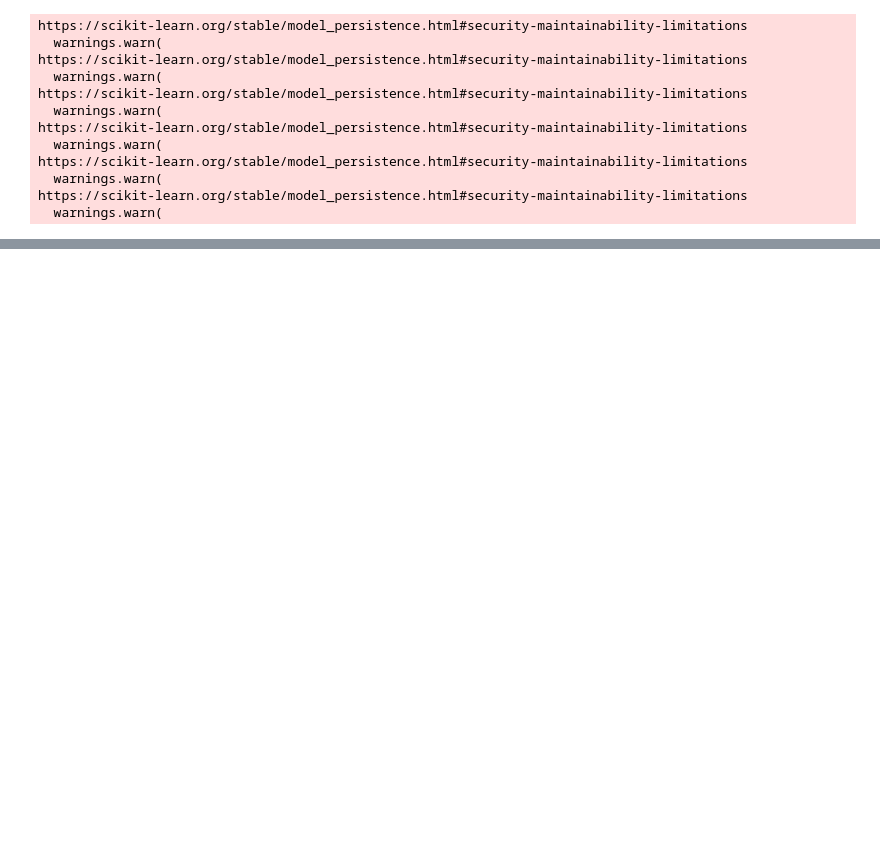
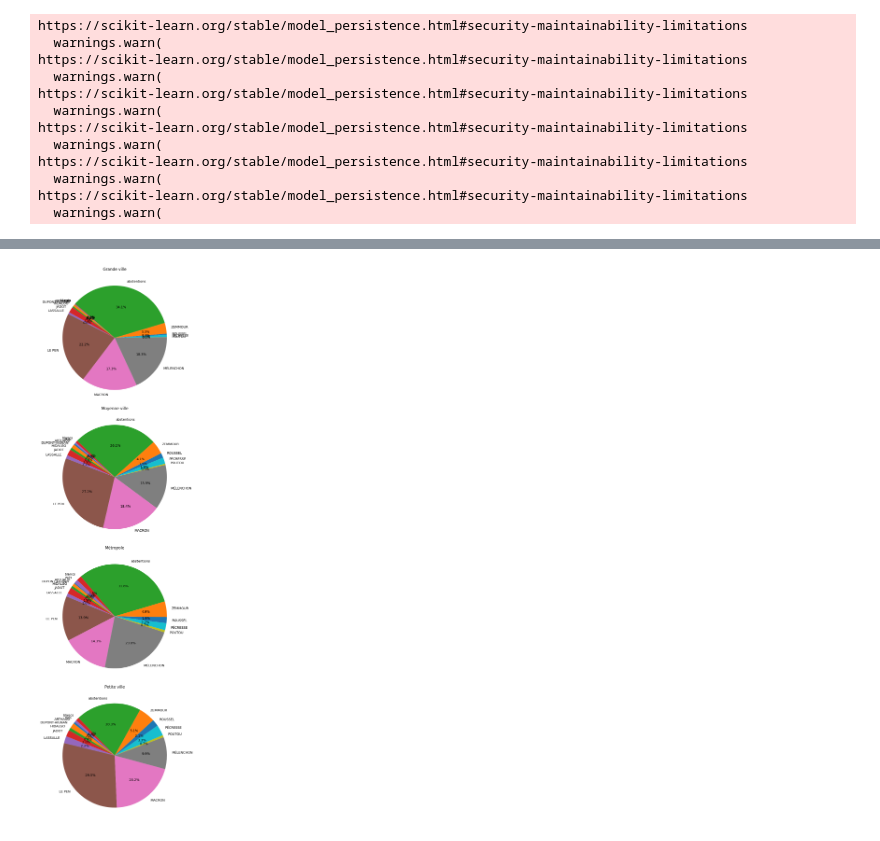
Before and after one commit to Piett-rm/MSPR-Analyse-de-donnees, a Jupyter notebook: model_pred_2023.ipynb, the cells around one changed output, grey strips where cells are left out. Drawn from its saved outputs; the diff is of its cells as text; code cells hidden in the pictures; blank space fills up the shorter version.

Commit message:
feat(prediction): Add prediction viz + correction data duplicate

```diff
--- a/model_pred_2023.ipynb
+++ b/model_pred_2023.ipynb
@@ -41,6 +42,14 @@ y_2022= df_all[['pourcentage_voix']].copy()
 X_2022= df_all[["part_pauvres_diff","part_modestes_diff","part_medians_diff","part_plutot_aises_diff",
                  "part_aises_diff","actemp","actcho","inactret","age_moyen","total_voix_par_ville","nom"
                  ,"insecurite","taux_chomage_moyen"]].copy()
+# %%
+encoded_labels = df_pred['nom'].values
+df_pred['nom'] = le.inverse_transform(encoded_labels)
 # %%
 y_2023 = loaded_model.predict(X_2023)
 y_pred_2022 = loaded_model.predict(X_2022)
+# %%
+df_pred['prediction_voix'] = y_2023
+# %%
+df_pred['prediction_voix'] = df_pred['prediction_voix'].apply(lambda x: x if x>0 else 0)
+df_pred['voix'] = df_pred['prediction_voix'] * df_pred['total_voix_par_ville'] // 100
@@ -46,0 +74,16 @@ y_pred_2022 = loaded_model.predict(X_2022)
+# %%
+data_unique = df_pred.drop_duplicates(subset=['libelle_commune', 'catégorie', 'nom', 'voix'])
+pivot_data = data_unique.pivot_table(index='nom', columns='catégorie', values='voix', aggfunc='sum').fillna(0)
+
+fig, axes = plt.subplots(len(pivot_data.columns), 1, figsize=(8, 6 * len(pivot_data.columns)))
+
+for i, categorie in enumerate(pivot_data.columns):
+    noms = pivot_data.index
+    valeurs = pivot_data[categorie]
+    axes[i].pie(valeurs, labels=noms, autopct='%1.1f%%', startangle=140)
+    axes[i].set_title(categorie)
+
+plt.tight_layout()
+plt.show()
+# %% [output]
+[figure, added]
```
Also changed, not shown: parts of 4 cells of this notebook, 1 other file.
